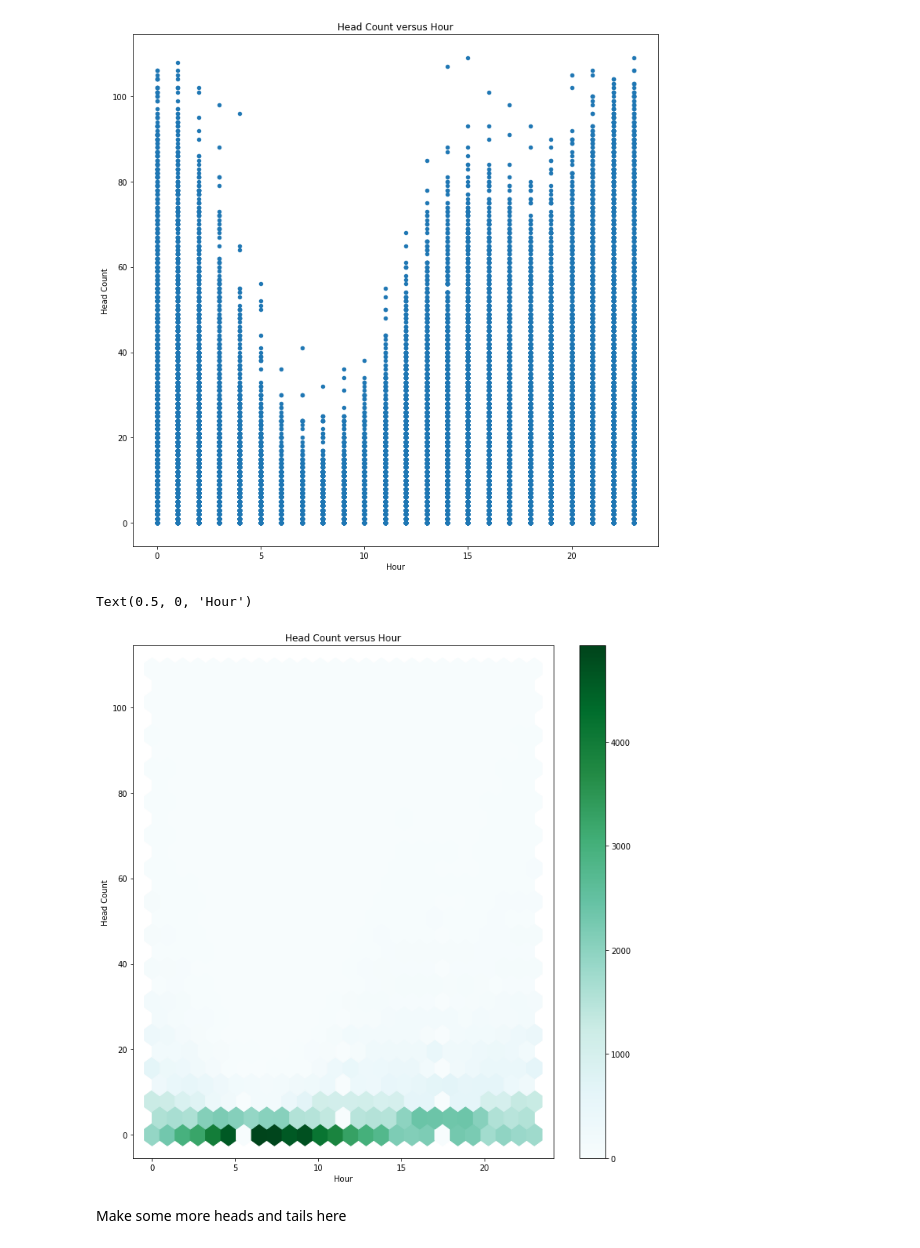
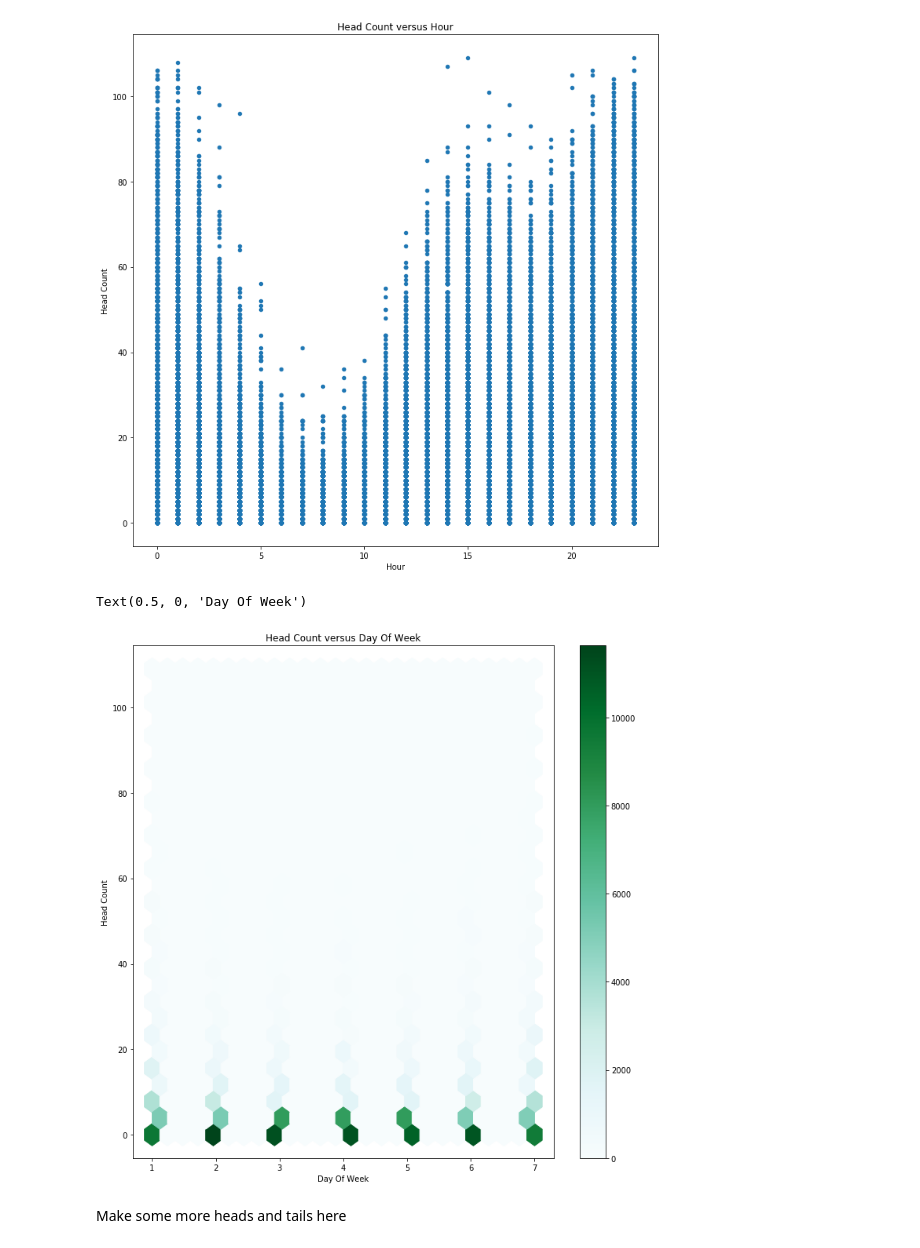
Before and after one commit to mutecypher/Datasci410, a Jupyter notebook: MikePearson-M01-Vizualation.ipynb, the cells around one changed output. Cells and saved outputs as stored; diff of their text form; code cells hidden in the pictures.

```diff
--- a/MikePearson-M01-Vizualation.ipynb
+++ b/MikePearson-M01-Vizualation.ipynb
@@ -115,13 +115,13 @@ Text(0.5, 0, 'Hour')
 [figure]
 # %%
 ax = plt.figure(figsize=(12, 12)).gca() # define axis
-jitter_head.plot.hexbin(x = 'Hour', y = 'HeadCount', gridsize = 25, ax = ax)
-ax.set_title('Head Count versus Hour') # Give the plot a main title
+jitter_head.plot.hexbin(x = 'DayOfWeek', y = 'HeadCount', gridsize = 25, ax = ax)
+ax.set_title('Head Count versus Day Of Week') # Give the plot a main title
 ax.set_ylabel('Head Count')# Set text for y axis
-ax.set_xlabel('Hour')
+ax.set_xlabel('Day Of Week')
 # %% [output]
-Text(0.5, 0, 'Hour')
+Text(0.5, 0, 'Day Of Week')
-[figure, old version]
+[figure, new version]
 # %% [markdown]
 Make some more heads and tails here
 # %%
```
Also changed, not shown: parts of 5 cells of this notebook, 1 other file.
